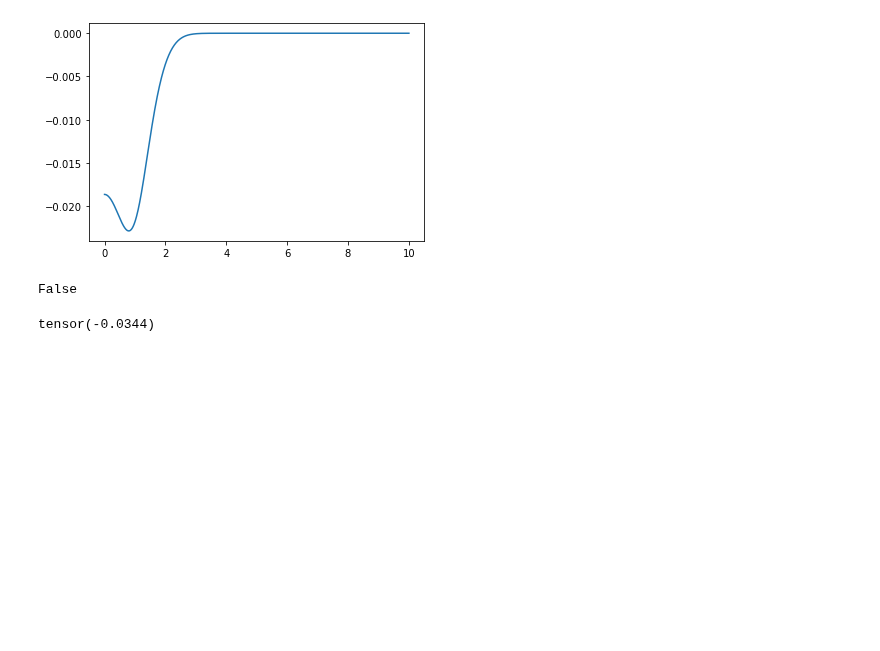
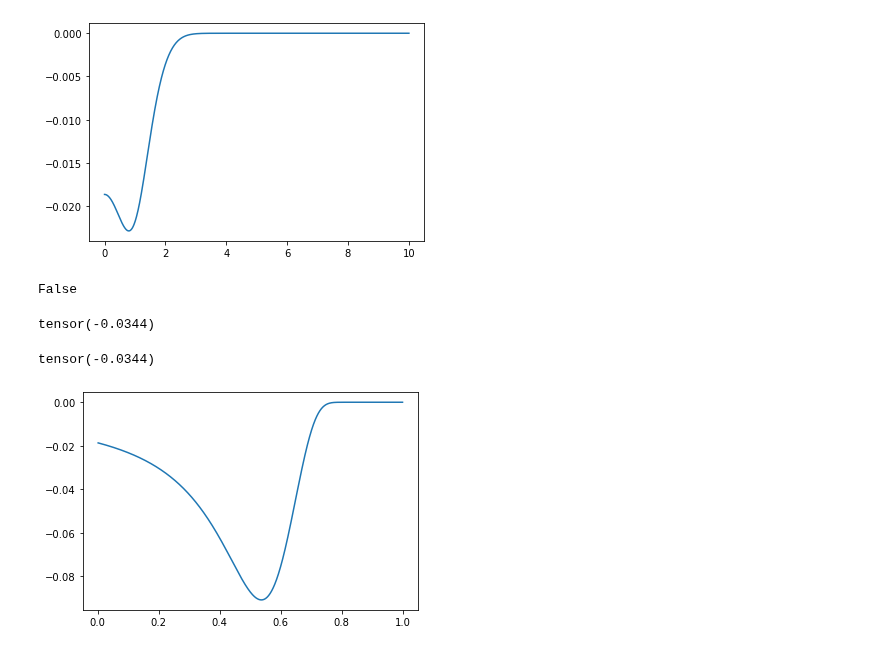
Before and after one commit to shivangrawat/gaussian-crossings, a Jupyter notebook: examples/test.ipynb, the cells around one changed output. Drawn from its saved outputs; the diff is of its cells as text; code cells hidden in the pictures; blank space fills up the shorter version.

```diff
--- a/examples/test.ipynb
+++ b/examples/test.ipynb
@@ -170,3 +167,14 @@ integral = torch.trapz(final_integral[~torch.isnan(final_integral)], t[~torch.is
 integral
 # %% [output]
 tensor(-0.0344)
+# %%
+t_new = torch.linspace(0.001, 1.0, 1000)
+new_integrand = model.upcrossing_integrand(t_new / (1 - t_new)) / (1 - t_new)**2
+print(torch.trapz(new_integrand[~torch.isnan(new_integrand)], t_new[~torch.isnan(new_integrand)]))
+# %% [output]
+tensor(-0.0344)
+# %%
+plt.plot(t_new, new_integrand)
+plt.show()
+# %% [output]
+[figure, added]
```
Also changed, not shown: parts of 10 cells of this notebook, 1 other file.
